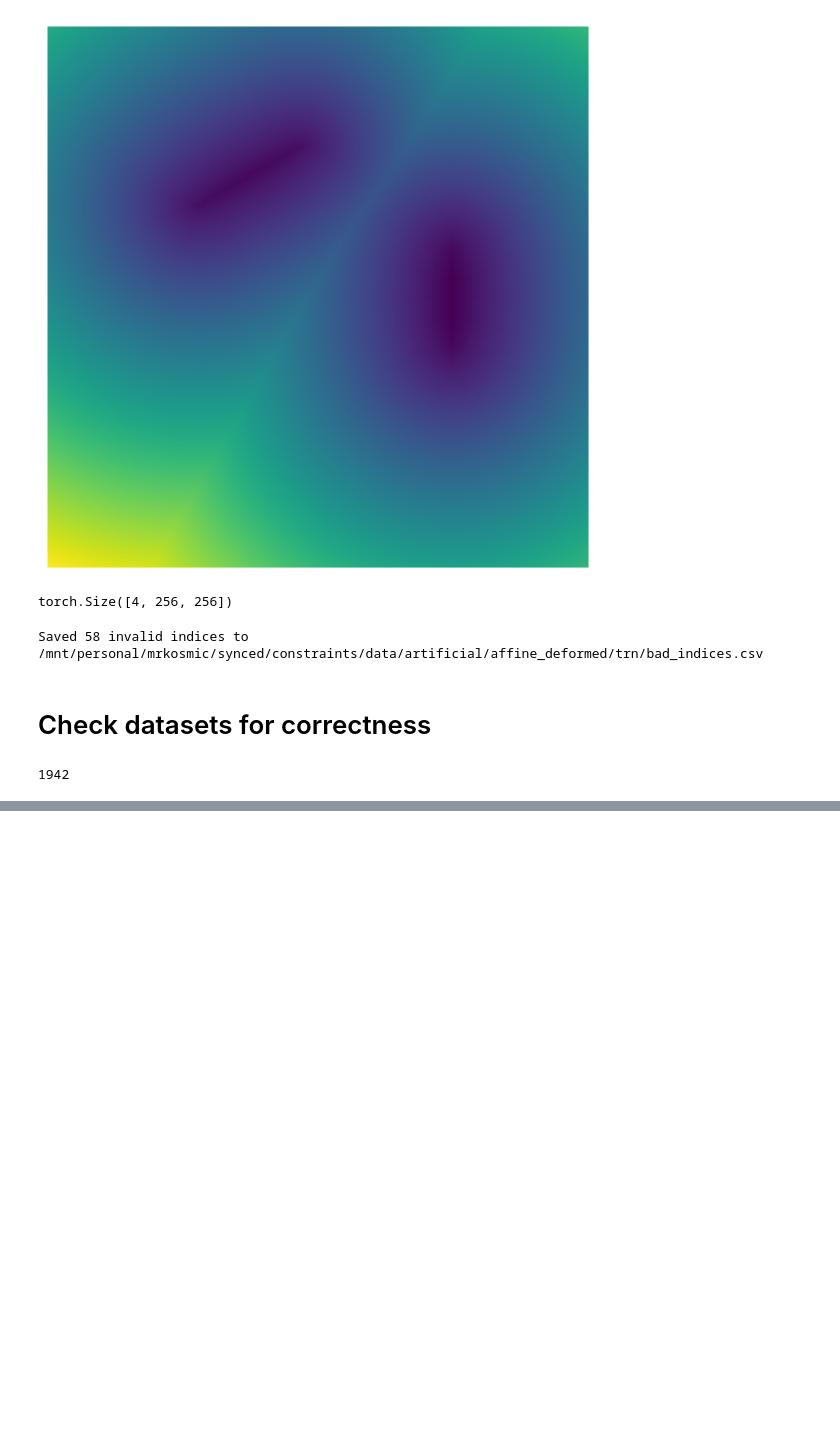
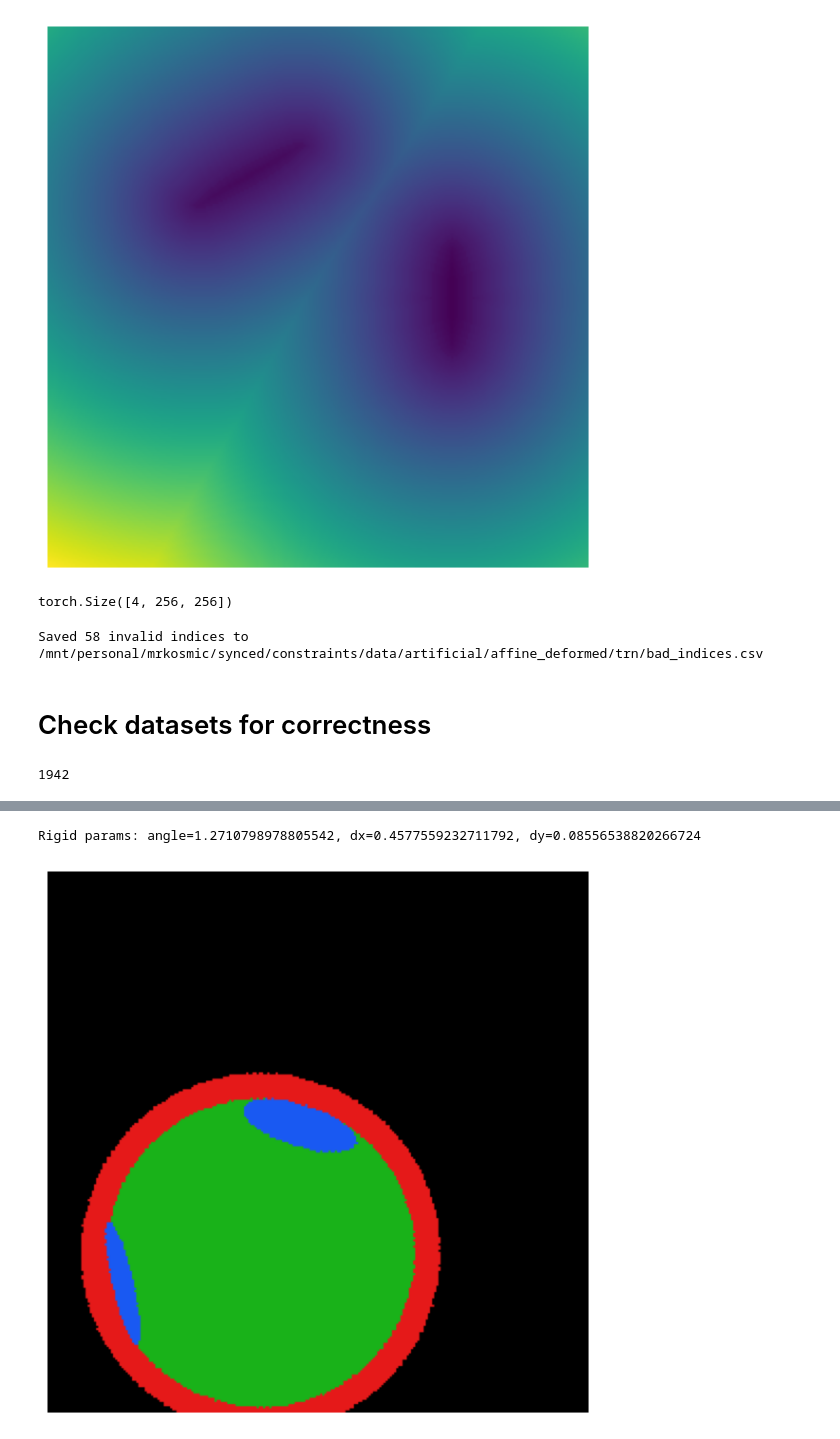
Before and after one commit to majklost/ctu-constraints, a Jupyter notebook: notebooks/ex4/affine_def.ipynb, the cells around one changed output, grey strips where cells are left out. Drawn from its saved outputs; the diff is of its cells as text; code cells hidden in the pictures; blank space fills up the shorter version.

```diff
--- a/notebooks/ex4/affine_def.ipynb
+++ b/notebooks/ex4/affine_def.ipynb
@@ -84,0 +113,12 @@ for i in range(len(ds)):
+# %%
+res = mom_aff.forward(el['mask'].unsqueeze(0), el['template'])
+transform_spec = TransformSpec(rigid=RigidParams(angle=res[0], dx=res[1], dy=res[2]))
+print(f"Rigid params: angle={res[0].item()}, dx={res[1].item()}, dy={res[2].item()}")
+
+transformed_mask = transformer.forward(el['template'], transform_spec)
+# %% [output]
+Rigid params: angle=1.2710798978805542, dx=0.4577559232711792, dy=0.08556538820266724
+# %%
+show_torch_mask(transformed_mask.warped_template)
+# %% [output]
+[figure, added]
```
Also changed, not shown: parts of 7 cells of this notebook, 5 other files.
